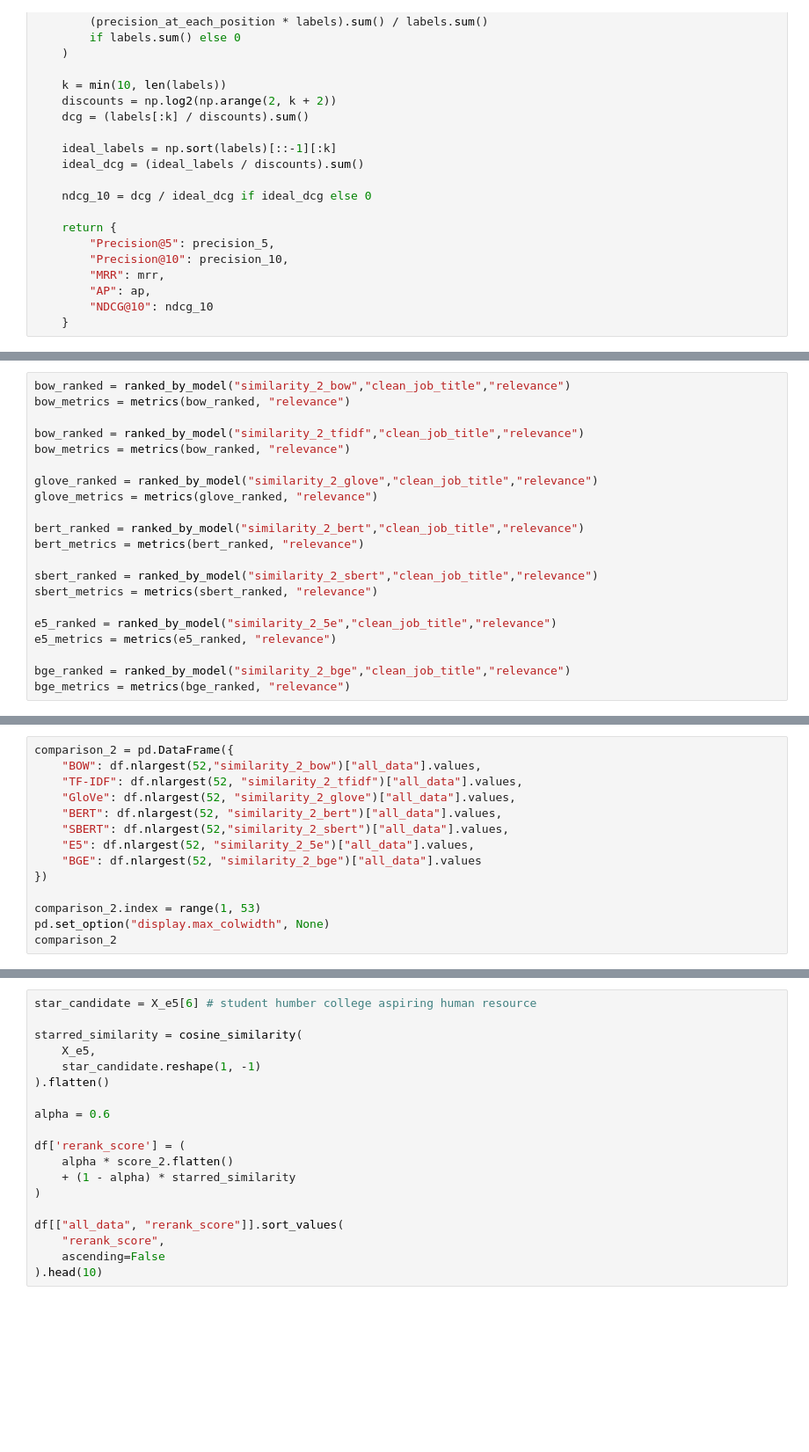
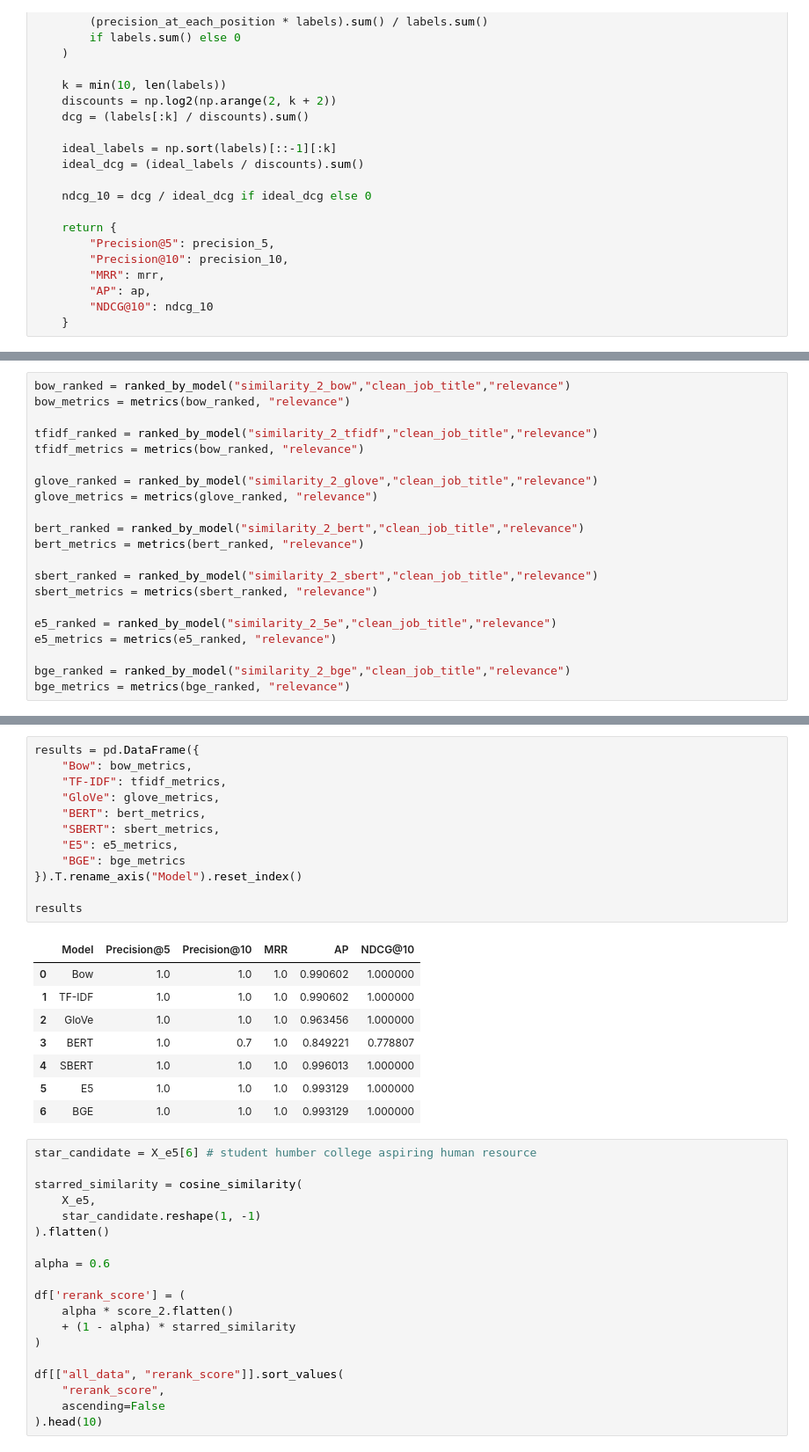
Before and after one commit to safwt-data/QwnYr0x6YtL8f4mY, a Jupyter notebook: notebooks/notebook_1.ipynb, the cells around one changed output, grey strips where cells are left out. Shown at 88% size. Drawn from its saved outputs; the diff is of its cells as text; blank space fills up the shorter version.

```diff
--- a/notebooks/notebook_1.ipynb
+++ b/notebooks/notebook_1.ipynb
@@ -620,8 +620,8 @@ bge_metrics = metrics(bge_ranked, "relevance")
 bow_ranked = ranked_by_model("similarity_2_bow","clean_job_title","relevance")
 bow_metrics = metrics(bow_ranked, "relevance")
 
-bow_ranked = ranked_by_model("similarity_2_tfidf","clean_job_title","relevance")
-bow_metrics = metrics(bow_ranked, "relevance")
+tfidf_ranked = ranked_by_model("similarity_2_tfidf","clean_job_title","relevance")
+tfidf_metrics = metrics(bow_ranked, "relevance")
 
 glove_ranked = ranked_by_model("similarity_2_glove","clean_job_title","relevance")
 glove_metrics = metrics(glove_ranked, "relevance")
@@ -666,14 +639,0 @@ NameError: name 'pd' is not defined
-# %%
-comparison_2 = pd.DataFrame({
-    "BOW": df.nlargest(52,"similarity_2_bow")["all_data"].values,
-    "TF-IDF": df.nlargest(52, "similarity_2_tfidf")["all_data"].values,
-    "GloVe": df.nlargest(52, "similarity_2_glove")["all_data"].values,
-    "BERT": df.nlargest(52, "similarity_2_bert")["all_data"].values,
-    "SBERT": df.nlargest(52,"similarity_2_sbert")["all_data"].values,
-    "E5": df.nlargest(52, "similarity_2_5e")["all_data"].values,
-    "BGE": df.nlargest(52, "similarity_2_bge")["all_data"].values
-})
-
-comparison_2.index = range(1, 53)
-pd.set_option("display.max_colwidth", None)
-comparison_2
@@ -702,3 +648,24 @@ len(df['all_data'])
+# %%
+results = pd.DataFrame({
+    "Bow": bow_metrics,
+    "TF-IDF": tfidf_metrics,
+    "GloVe": glove_metrics,
+    "BERT": bert_metrics,
+    "SBERT": sbert_metrics,
+    "E5": e5_metrics,
+    "BGE": bge_metrics
+}).T.rename_axis("Model").reset_index()
+
+results
+# %% [output]
+|  | Model | Precision@5 | Precision@10 | MRR | AP | NDCG@10 |
+| 0 | Bow | 1.0 | 1.0 | 1.0 | 0.990602 | 1.000000 |
+| 1 | TF-IDF | 1.0 | 1.0 | 1.0 | 0.990602 | 1.000000 |
+| 2 | GloVe | 1.0 | 1.0 | 1.0 | 0.963456 | 1.000000 |
+| 3 | BERT | 1.0 | 0.7 | 1.0 | 0.849221 | 0.778807 |
+| 4 | SBERT | 1.0 | 1.0 | 1.0 | 0.996013 | 1.000000 |
+| 5 | E5 | 1.0 | 1.0 | 1.0 | 0.993129 | 1.000000 |
+| 6 | BGE | 1.0 | 1.0 | 1.0 | 0.993129 | 1.000000 |
 # %%
 star_candidate = X_e5[6] # student humber college aspiring human resource
 
```
Also changed, not shown: parts of 6 cells of this notebook.
